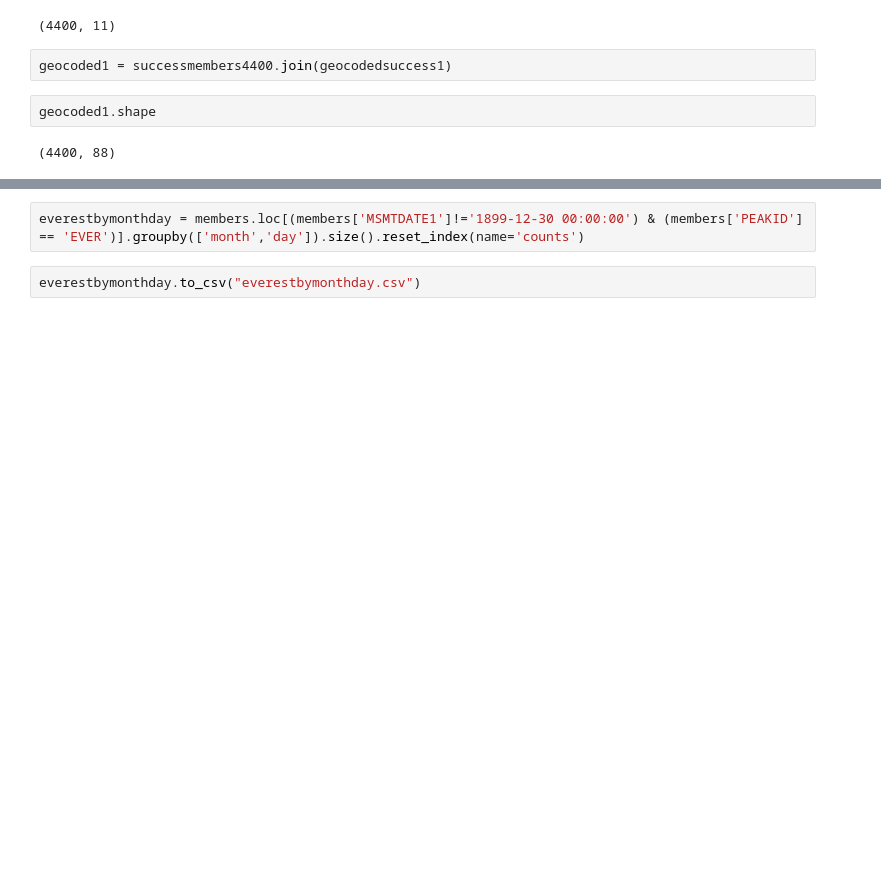
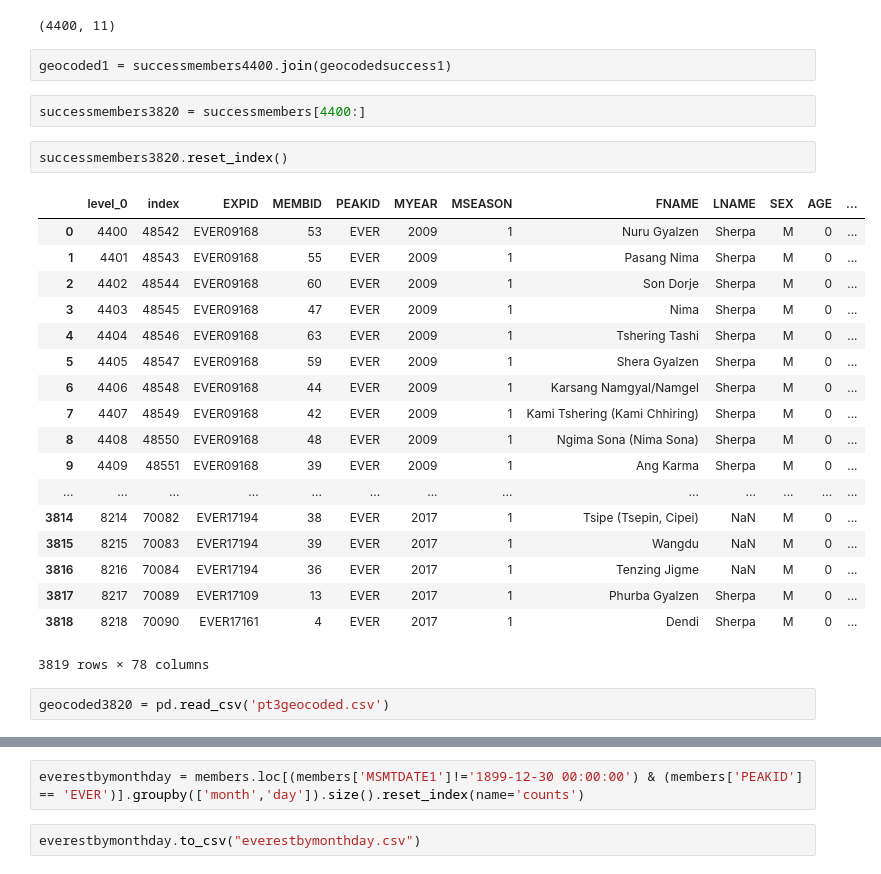
Before and after one commit to elbertwang3/himalayas, a Jupyter notebook: data/Untitled.ipynb, the cells around one changed output, grey strips where cells are left out. Drawn from its saved outputs; the diff is of its cells as text; blank space fills up the shorter version.

```diff
--- a/data/Untitled.ipynb
+++ b/data/Untitled.ipynb
@@ -326,8 +332,29 @@ geocodedsuccess1.shape
 (4400, 11)
 # %%
 geocoded1 = successmembers4400.join(geocodedsuccess1)
-# %%
-geocoded1.shape
-# %% [output]
-(4400, 88)
+# %%
+successmembers3820 = successmembers[4400:]
+# %%
+successmembers3820.reset_index()
+# %% [output]
+|  | level_0 | index | EXPID | MEMBID | PEAKID | MYEAR | MSEASON | FNAME | LNAME | SEX | AGE | ... |
+| 0 | 4400 | 48542 | EVER09168 | 53 | EVER | 2009 | 1 | Nuru Gyalzen | Sherpa | M | 0 | ... |
+| 1 | 4401 | 48543 | EVER09168 | 55 | EVER | 2009 | 1 | Pasang Nima | Sherpa | M | 0 | ... |
+| 2 | 4402 | 48544 | EVER09168 | 60 | EVER | 2009 | 1 | Son Dorje | Sherpa | M | 0 | ... |
+| 3 | 4403 | 48545 | EVER09168 | 47 | EVER | 2009 | 1 | Nima | Sherpa | M | 0 | ... |
+| 4 | 4404 | 48546 | EVER09168 | 63 | EVER | 2009 | 1 | Tshering Tashi | Sherpa | M | 0 | ... |
+| 5 | 4405 | 48547 | EVER09168 | 59 | EVER | 2009 | 1 | Shera Gyalzen | Sherpa | M | 0 | ... |
+| 6 | 4406 | 48548 | EVER09168 | 44 | EVER | 2009 | 1 | Karsang Namgyal/Namgel | Sherpa | M | 0 | ... |
+| 7 | 4407 | 48549 | EVER09168 | 42 | EVER | 2009 | 1 | Kami Tshering (Kami Chhiring) | Sherpa | M | 0 | ... |
+| 8 | 4408 | 48550 | EVER09168 | 48 | EVER | 2009 | 1 | Ngima Sona (Nima Sona) | Sherpa | M | 0 | ... |
+| 9 | 4409 | 48551 | EVER09168 | 39 | EVER | 2009 | 1 | Ang Karma | Sherpa | M | 0 | ... |
+| ... | ... | ... | ... | ... | ... | ... | ... | ... | ... | ... | ... | ... |
+| 3814 | 8214 | 70082 | EVER17194 | 38 | EVER | 2017 | 1 | Tsipe (Tsepin, Cipei) | NaN | M | 0 | ... |
+| 3815 | 8215 | 70083 | EVER17194 | 39 | EVER | 2017 | 1 | Wangdu | NaN | M | 0 | ... |
+| 3816 | 8216 | 70084 | EVER17194 | 36 | EVER | 2017 | 1 | Tenzing Jigme | NaN | M | 0 | ... |
+| 3817 | 8217 | 70089 | EVER17109 | 13 | EVER | 2017 | 1 | Phurba Gyalzen | Sherpa | M | 0 | ... |
+| 3818 | 8218 | 70090 | EVER17161 | 4 | EVER | 2017 | 1 | Dendi | Sherpa | M | 0 | ... |
+3819 rows × 78 columns
+# %%
+geocoded3820 = pd.read_csv('pt3geocoded.csv')
 # %%
```
Also changed, not shown: parts of 13 cells of this notebook, 11 other files.
